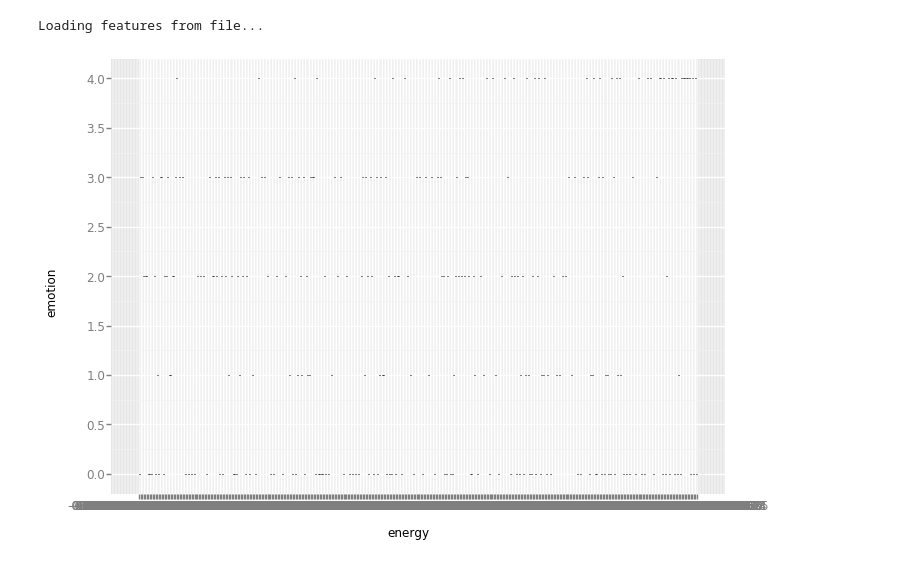
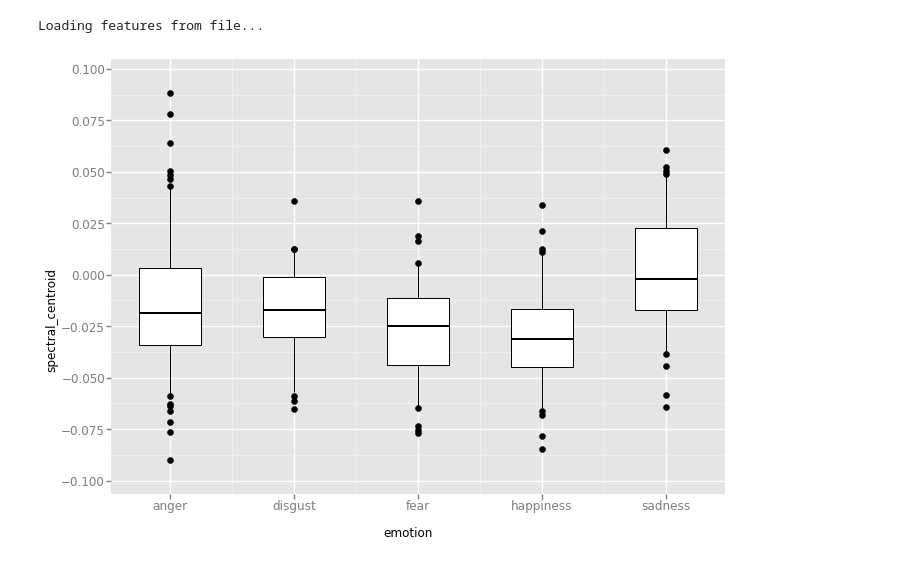
Before and after one commit to micaelgg/tfm-project, a Jupyter notebook: explorando.ipynb, the cells around one changed output. Drawn from its saved outputs; the diff is of its cells as text; code cells hidden in the pictures.

```diff
--- a/explorando.ipynb
+++ b/explorando.ipynb
@@ -49,16 +56,19 @@ lable_features = ['zcr', 'energy', 'energy_entropy', 'spectral_centroid', 'spect
 # %% [output]
 Loading features from file...
 # %%
+    df_emotions = pd.DataFrame(data=ds.targets, columns=["emotion"])
     mean_features = []
     for single_audio in features:
         mean_features.append(np.apply_along_axis(np.mean, 0, single_audio))
-
     df_features = pd.DataFrame.from_records(data=mean_features, columns=lable_features)
-    df_emotions = pd.DataFrame(data=ds.targets, columns=["emotion"])
     df = pd.concat([df_features, df_emotions], axis=1)
 
-    p = ggplot(aes(x="energy", y="emotion"), data=df)
-    p + geom_violin()
+    emotion_dic = {0: 'anger', 1: 'disgust', 2: 'fear', 3: 'happiness', 4: 'sadness', 5: 'surprise', 6: 'neutral',
+                   7: 'calm', 8: 'boredom'}
+    df["emotion"] = df["emotion"].map(lambda i: emotion_dic[i])
+
+    p = ggplot(df, aes(x="emotion", y="spectral_centroid"))
+    p + geom_boxplot()
     p.show()
 # %% [output]
-[figure, old version]
+[figure, new version]
```
Also changed, not shown: parts of 9 cells of this notebook, 2 other files.
